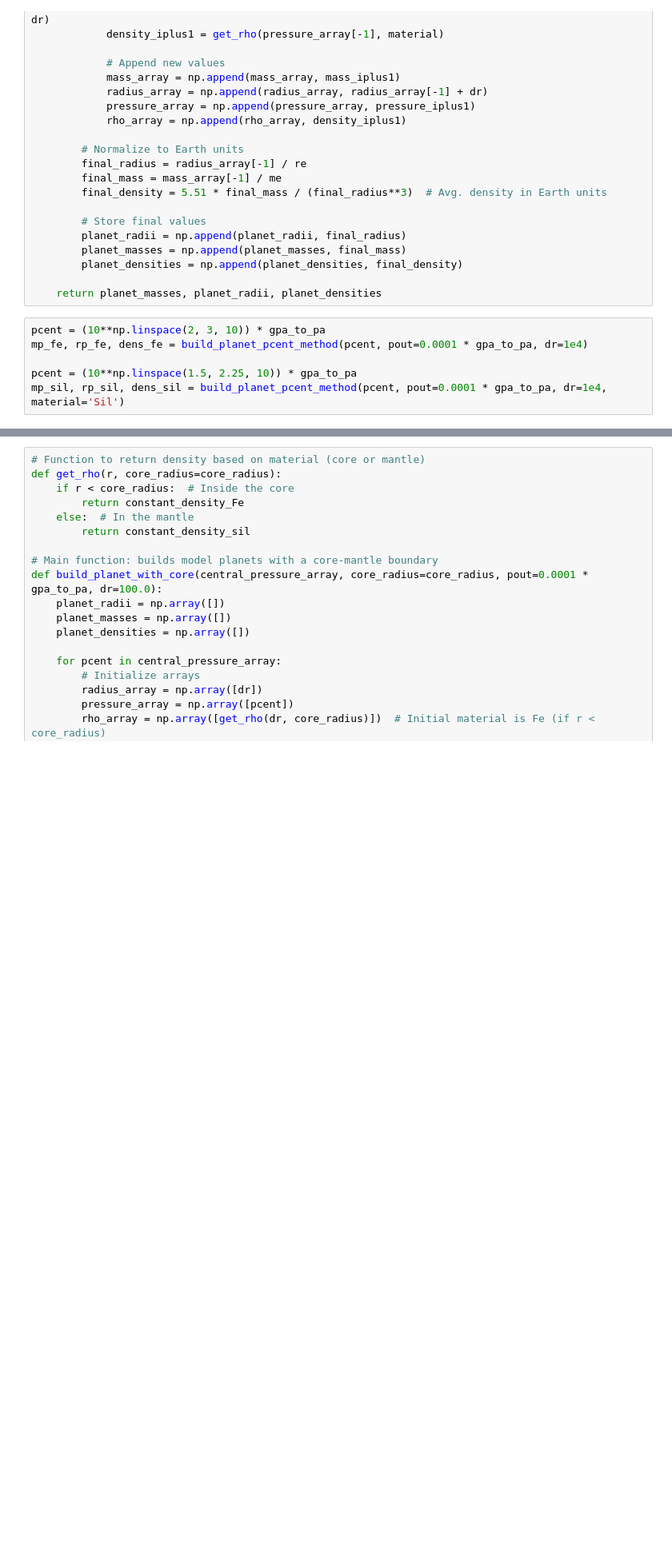
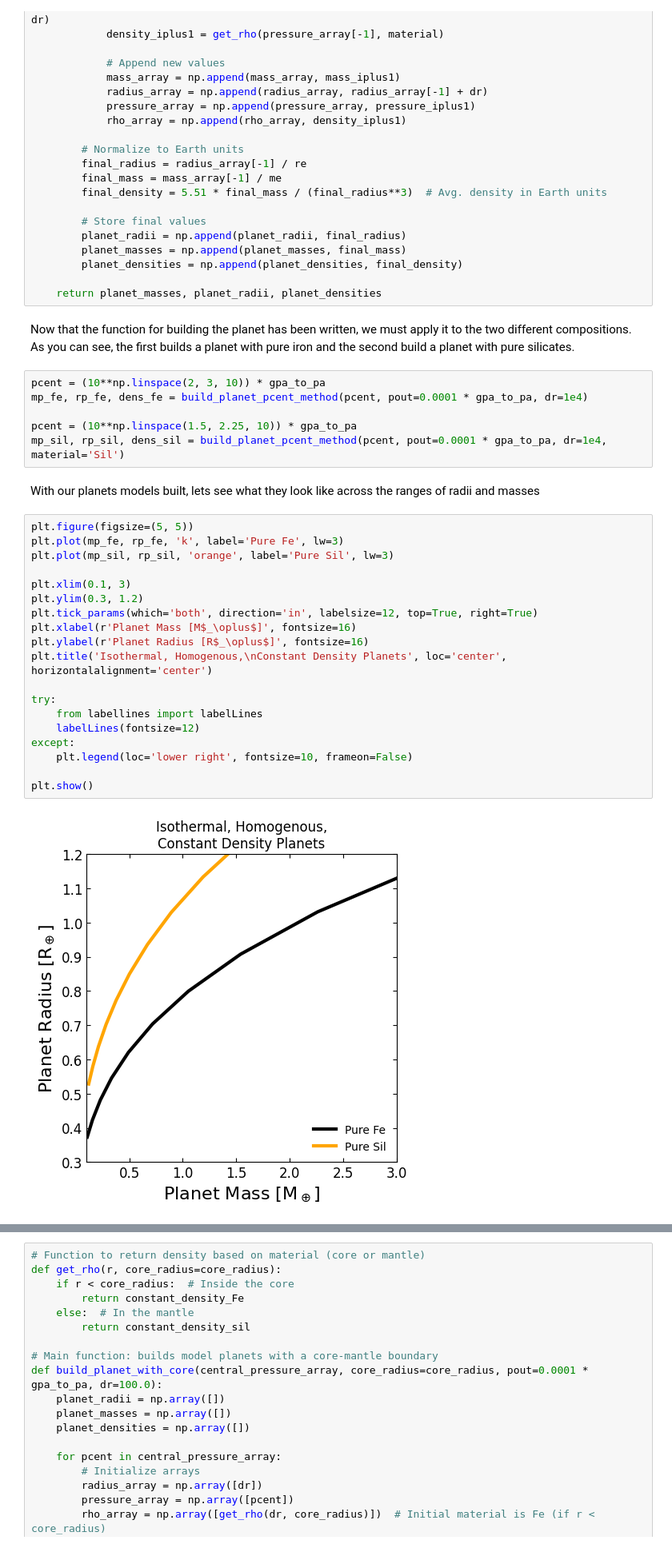
Before and after one commit to Jsk10101/PlanetarySci-Phys5205, a Jupyter notebook: Modeling_Earth_Using_Central_Pressure.ipynb, the cells around one changed output, grey strips where cells are left out. Shown: that part at 80% size. Cells and saved outputs as stored; diff of their text form; blank space fills up the shorter version.

```diff
--- a/Modeling_Earth_Using_Central_Pressure.ipynb
+++ b/Modeling_Earth_Using_Central_Pressure.ipynb
@@ -71,9 +70,34 @@ def build_planet_pcent_method(central_pressure_array, pout=0.0001 * gpa_to_pa, d
         planet_densities = np.append(planet_densities, final_density)
 
     return planet_masses, planet_radii, planet_densities
+# %% [markdown]
+Now that the function for building the planet has been written, we must apply it to the two different compositions. As you can see, the first builds a planet with pure iron and the second build a planet with pure silicates.
 # %%
 pcent = (10**np.linspace(2, 3, 10)) * gpa_to_pa
 mp_fe, rp_fe, dens_fe = build_planet_pcent_method(pcent, pout=0.0001 * gpa_to_pa, dr=1e4)
 
 pcent = (10**np.linspace(1.5, 2.25, 10)) * gpa_to_pa
 mp_sil, rp_sil, dens_sil = build_planet_pcent_method(pcent, pout=0.0001 * gpa_to_pa, dr=1e4, material='Sil')
+# %% [markdown]
+With our planets models built, lets see what they look like across the ranges of radii and masses
+# %%
+plt.figure(figsize=(5, 5))
+plt.plot(mp_fe, rp_fe, 'k', label='Pure Fe', lw=3)
+plt.plot(mp_sil, rp_sil, 'orange', label='Pure Sil', lw=3)
+
+plt.xlim(0.1, 3)
+plt.ylim(0.3, 1.2)
+plt.tick_params(which='both', direction='in', labelsize=12, top=True, right=True)
+plt.xlabel(r'Planet Mass [M$_\oplus$]', fontsize=16)
+plt.ylabel(r'Planet Radius [R$_\oplus$]', fontsize=16)
+plt.title('Isothermal, Homogenous,\nConstant Density Planets', loc='center', horizontalalignment='center')
+
+try:
+    from labellines import labelLines
+    labelLines(fontsize=12)
+except:
+    plt.legend(loc='lower right', fontsize=10, frameon=False)
+
+plt.show()
+# %% [output]
+[figure, added]
```
Also changed, not shown: parts of 13 cells of this notebook.
